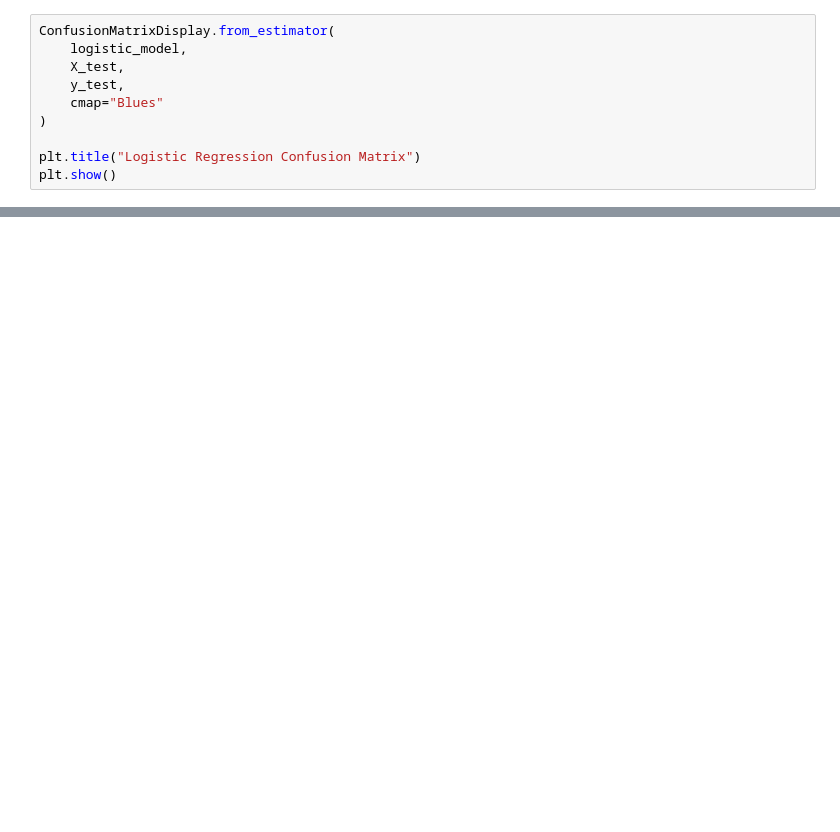
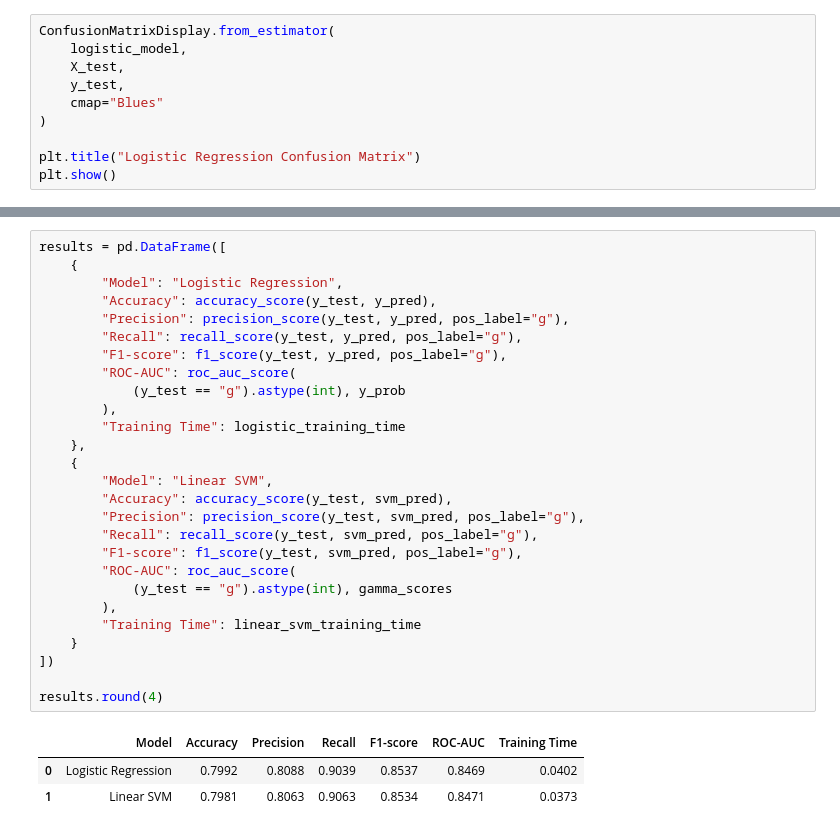
Before and after one commit to Zamaughan/cs5830_project7, a Jupyter notebook: saxton.ipynb, the cells around one changed output, grey strips where cells are left out. Cells and saved outputs as stored; diff of their text form; blank space fills up the shorter version.

```diff
--- a/saxton.ipynb
+++ b/saxton.ipynb
@@ -256,0 +446,31 @@ plt.show()
+# %%
+results = pd.DataFrame([
+    {
+        "Model": "Logistic Regression",
+        "Accuracy": accuracy_score(y_test, y_pred),
+        "Precision": precision_score(y_test, y_pred, pos_label="g"),
+        "Recall": recall_score(y_test, y_pred, pos_label="g"),
+        "F1-score": f1_score(y_test, y_pred, pos_label="g"),
+        "ROC-AUC": roc_auc_score(
+            (y_test == "g").astype(int), y_prob
+        ),
+        "Training Time": logistic_training_time
+    },
+    {
+        "Model": "Linear SVM",
+        "Accuracy": accuracy_score(y_test, svm_pred),
+        "Precision": precision_score(y_test, svm_pred, pos_label="g"),
+        "Recall": recall_score(y_test, svm_pred, pos_label="g"),
+        "F1-score": f1_score(y_test, svm_pred, pos_label="g"),
+        "ROC-AUC": roc_auc_score(
+            (y_test == "g").astype(int), gamma_scores
+        ),
+        "Training Time": linear_svm_training_time
+    }
+])
+
+results.round(4)
+# %% [output]
+|  | Model | Accuracy | Precision | Recall | F1-score | ROC-AUC | Training Time |
+| 0 | Logistic Regression | 0.7992 | 0.8088 | 0.9039 | 0.8537 | 0.8469 | 0.0402 |
+| 1 | Linear SVM | 0.7981 | 0.8063 | 0.9063 | 0.8534 | 0.8471 | 0.0373 |
```
Also changed, not shown: parts of 25 cells of this notebook.
